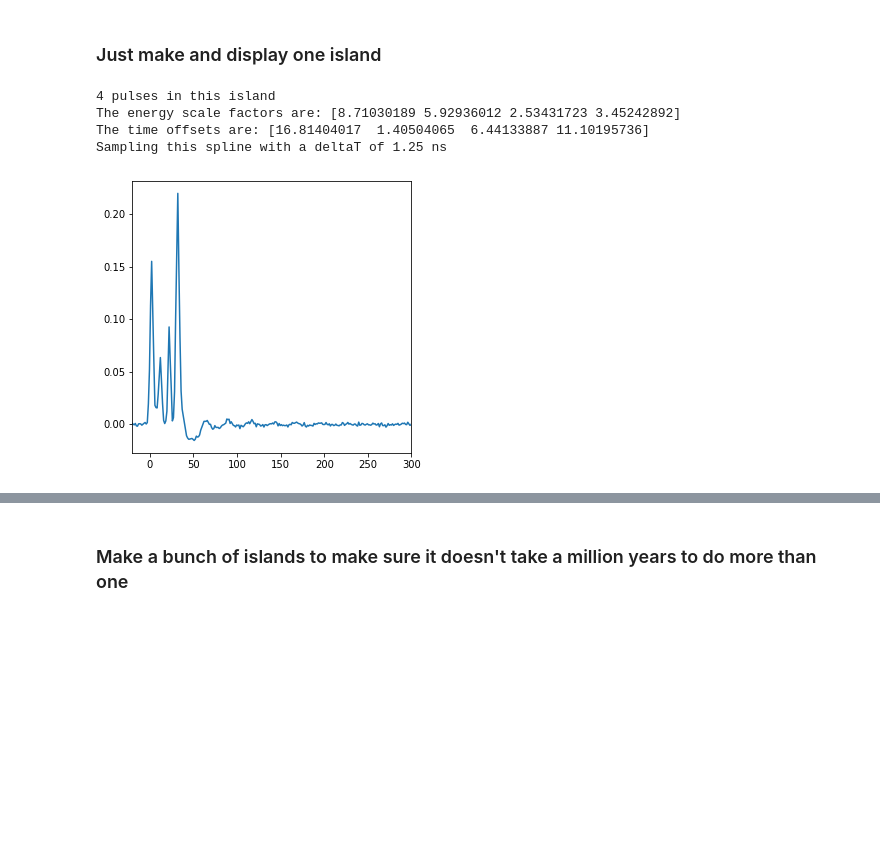
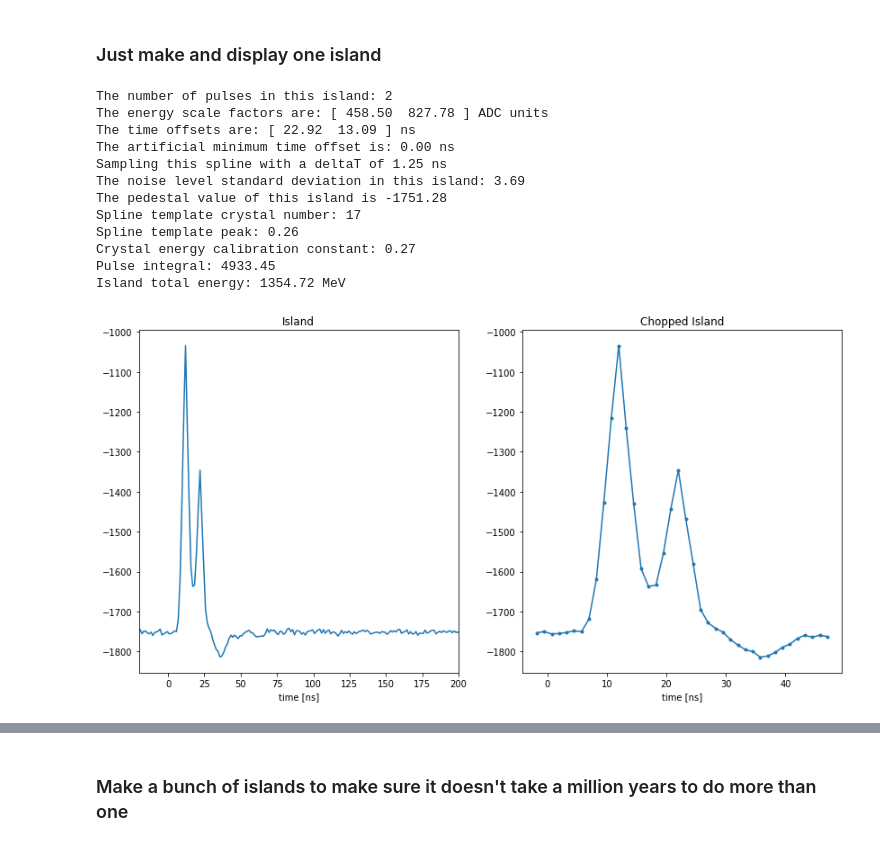
Before and after one commit to Lars314/gm2, a Jupyter notebook: pileup_ml/island_object_test.ipynb, the cells around one changed output, grey strips where cells are left out. Drawn from its saved outputs; the diff is of its cells as text; code cells hidden in the pictures; blank space fills up the shorter version.

Commit message:
reworked island building

```diff
--- a/pileup_ml/island_object_test.ipynb
+++ b/pileup_ml/island_object_test.ipynb
@@ -22,20 +21,53 @@ spline0 = spliland.Spline(f.Get("masterSpline_xtal0"))
-# %%
-testIsland = spliland.Island(referenceSpline=spline0,
-                             minPulses = 4, maxPulses = 4,
-                             deltaTmin=0, deltaTmax=25,
-                             minTimeOffset=4.5,
-                             verbosity=True, noise=True,
-                             randomizeTailLength=False)
-
-fig, ax = plt.subplots(1,1);
-fig.set_size_inches(5,5);
-
-ax.plot(testIsland.time, testIsland.energy);
-ax.set_xlim(-20, 300);
-plt.savefig('./template_data/set_4/figures/demo_with_sep45.png', bbox_inches='tight')
-# %% [output]
-4 pulses in this island
-The energy scale factors are: [8.71030189 5.92936012 2.53431723 3.45242892]
-The time offsets are: [16.81404017  1.40504065  6.44133887 11.10195736]
-Sampling this spline with a deltaT of 1.25 ns
-[figure, removed]
+# %%
+f = r.TFile("./calotemplate15.root")
+noiseDict = fclParse.fclReader("gm2pedestals_run3formatRE.fcl")
+enCalDict = fclParse.fclReader("mipEnergyCalibration_PostDisk_CoincidencNumber_2.fcl")
+# %%
+xtalNum = str(np.random.randint(low=0, high=54))
+
+thisSpline = spliland.Spline(f.Get("masterSpline_xtal" + xtalNum), xtalNum)
+thisNoise = noiseDict['pedestalConstantsLaserRun3']['calo15']['xtal' + xtalNum]['noiseLevel']
+thisEnCal = enCalDict['absolute_calibration_constants']['calo15']['xtal' + xtalNum]
+
+testIsland = spliland.Island(referenceSpline=thisSpline,
+                             minPulses = 1, maxPulses = 4,
+                             useUniformEscale = False,
+                             energyCalibrationVal = thisEnCal,
+                             energyPeak = 0, energyScale = 600,
+                             minEscale = 1, maxEscale=1,
+                             deltaTmin=0, deltaTmax=25,
+                             minTimeOffset=0,
+                             verbosity=True,
+                             normalize=False,
+                             chop = True,
+                             chopThreshold = 50,
+                             nPreSamples = 8, nPostSamples = 18,
+                             noise=True, noiseLevel=thisNoise,
+                             randomizeTailLength=False)
+
+fig, ax = plt.subplots(1,2);
+fig.set_size_inches(14,7);
+
+ax[0].plot(testIsland.time, testIsland.yValues);
+ax[1].plot(testIsland.choppedTime, testIsland.choppedYValues, marker='o', markersize=3);
+
+ax[0].set_title("Island")
+ax[1].set_title("Chopped Island")
+ax[0].set_xlabel("time [ns]")
+ax[1].set_xlabel("time [ns]")
+ax[0].set_xlim(-20, 200);
+#plt.savefig('./template_data/set_4/figures/demo.png', bbox_inches='tight')
+# %% [output]
+The number of pulses in this island: 2
+The energy scale factors are: [ 458.50  827.78 ] ADC units
+The time offsets are: [ 22.92  13.09 ] ns
+The artificial minimum time offset is: 0.00 ns
+Sampling this spline with a deltaT of 1.25 ns
+The noise level standard deviation in this island: 3.69
+The pedestal value of this island is -1751.28
+Spline template crystal number: 17
+Spline template peak: 0.26
+Crystal energy calibration constant: 0.27
+Pulse integral: 4933.45
+Island total energy: 1354.72 MeV
+[figure, added]
```
Also changed, not shown: parts of 3 cells of this notebook, 4 other files.
